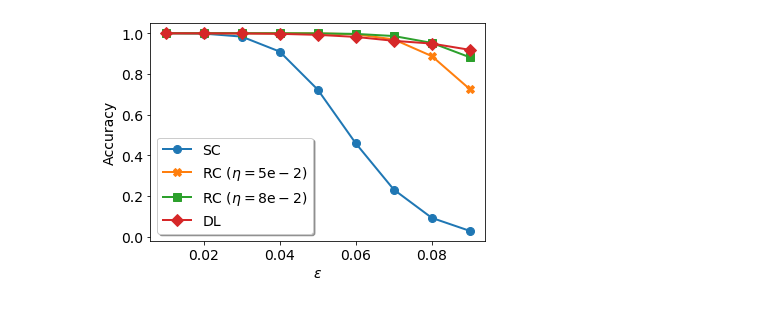
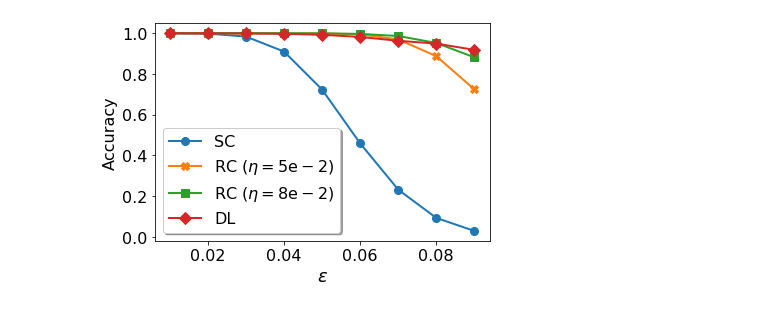
Before and after one commit to microsoft/distance-learner, a Jupyter notebook: notebooks/Paper Plot - Adversarial Robustness.ipynb, the cells around one changed output. Cells and saved outputs as stored; diff of their text form; code cells hidden in the pictures.

```diff
--- a/notebooks/Paper Plot - Adversarial Robustness.ipynb
+++ b/notebooks/Paper Plot - Adversarial Robustness.ipynb
@@ -26,7 +26,7 @@ font = {'family' : 'sans-serif',
 
 matplotlib.rc('font', **font)
 # %%
-RES_DIR = "/data/dumps/expC_dist_learner_for_adv_ex/rdm_concspheres_test/attack_perfs_on_runs/all_attack_perfs/"
+RES_DIR = "/data/t-achetan/dumps/expC_dist_learner_for_adv_ex/rdm_concspheres_test/attack_perfs_on_runs/all_attack_perfs/"
 
 all_run_files = [i for i in os.listdir(RES_DIR) if i.endswith(".json")]
 all_run_files
@@ -96,17 +96,19 @@ for k in range(len(ths)):
             run_tag = "rdm_concspheres_k50n500_noninfdist"
             run_id = 1
         perf = np.zeros(eps_arr.shape)
-    #         print(file)
+#         print(file)
         for i in range(eps_arr.shape[0]):
             eps = eps_arr[i]
             if task == "dist":
                 path_to_load = df[(np.round(df.thresh, 2) == thresh) & (df.eps == eps) & (np.round(df.eps_iter, 3) == eps_iter)].adv_pct_cm.tolist()[0]
                 if not os.path.exists(path_to_load):
+                    print("not found")
                     tmp = path_to_load.find("t-achetan")
                     offset = 10
                     if "t-achetan_2" in path_to_load:
                         offset = 12
                     path_to_load = path_to_load[:tmp] + path_to_load[tmp+offset:]
+#                 print(path_to_load)
                 adv_pct_cm_df = pd.read_csv(path_to_load, index_col=0)
                 adv_pct_cm = adv_pct_cm_df.to_numpy()
                 perf[i] = np.trace(adv_pct_cm)
@@ -128,9 +130,12 @@ for k in range(len(ths)):
 
             elif task == "clf":
                 path_to_load = df[(df.eps == eps) & (np.round(df.eps_iter, 3) == eps_iter)].adv_pct_cm.tolist()[0]
+#                 print(path_to_load)
                 if not os.path.exists(path_to_load):
                     tmp = path_to_load.find("t-achetan")
-                    path_to_load = path_to_load[:tmp] + path_to_load[tmp+8:]
+                    if tmp == -1:
+                        path_to_load = path_to_load.replace("/data/", "/data/t-achetan/")
+                    else: path_to_load = path_to_load[:tmp] + path_to_load[tmp+8:]
 
                 adv_pct_cm = pd.read_csv(path_to_load, index_col=0).to_numpy()
                 perf[i] = np.trace(adv_pct_cm)
@@ -163,34 +168,35 @@ for k in range(len(ths)):
     #                 max_t_delta = "-".join(file.split("_")[-2].split("-")[:2])
     #                 label +=  " mtd={}".format(max_t_delta)
     #         elif "inferred" in file:
     #             label = "v0-bs4096 inf"
     #         else:
     #             label = "v3-bs4096 th={}".format(thresh)
 
     #         if "highmn" in file:
     #             print(df.max_norm.unique())
     #             label += " mn={}".format(df.max_norm.unique()[0])
 
     #     label += " run_id={}".format(run_id)
 
         label = req_labels_k50n500[j]
         axs.plot(eps_arr, perf, label=label, marker=markers[j], markersize=8, linewidth=2)
 #         axs[k].plot(eps_arr, perf, label=label, marker="o")
 #         axs[k].set_title("thresh={}, eps_iter={}".format(thresh, eps_iter))
 #         if k == 0:
 #             axs[k].set_title("First Variant")
 #         elif k == 1:
 #             axs[k].set_title("Second Variant (th={})".format(thresh))
 
 # axs[-1].legend(bbox_to_anchor =(0.7, -0.2), fancybox=True, shadow=True, ncol=4)
 axs.legend(fancybox=True, shadow=True)
+# plt.rcParams.update({'font.size': 16})
 
-axs.set_xlabel(r"$\epsilon$")
+axs.set_xlabel(r"$\epsilon$", fontsize=18)
 # axs[1].set_xlabel(r"$\epsilon$")
-axs.set_ylabel("Accuracy")
-plt.savefig("adv_robustness_plot.pdf")
+axs.set_ylabel("Accuracy", fontsize=16)
+plt.savefig("adv_robustness_plot_poster.pdf", bbox_inches="tight")
 # plt.suptitle("advtrain clf vs stdclf")
 # plt.savefig("paper_plot_advtrain_v_stdclf_th={}_countoffmfldcorr={}_discardoffmfldpred={}.pdf".format(thresh, count_offmfld_pred_corr, discard_offmfld_pred), type="pdf", bbox_inches="tight")
 plt.show()
 # %% [output]
-[figure, old version]
+[figure, new version]
```
Also changed, not shown: parts of 3 cells of this notebook, 17 other files.
